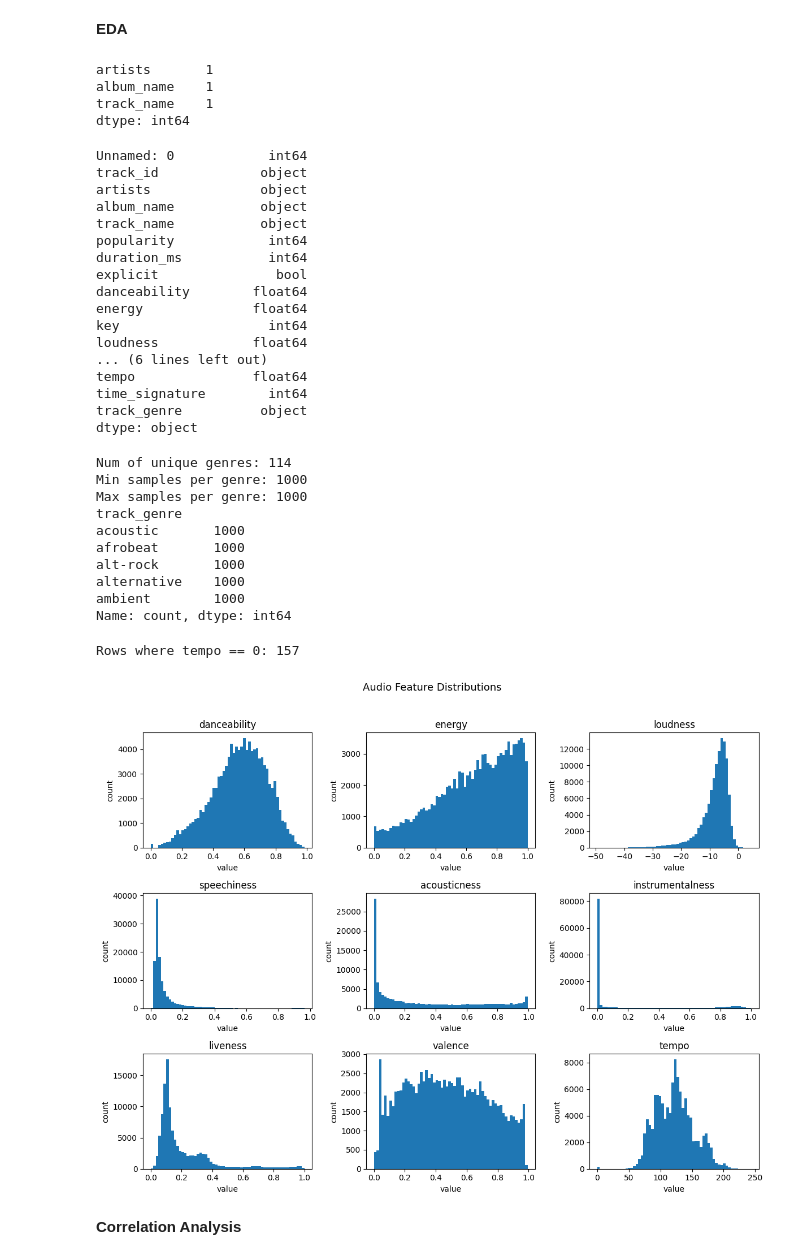
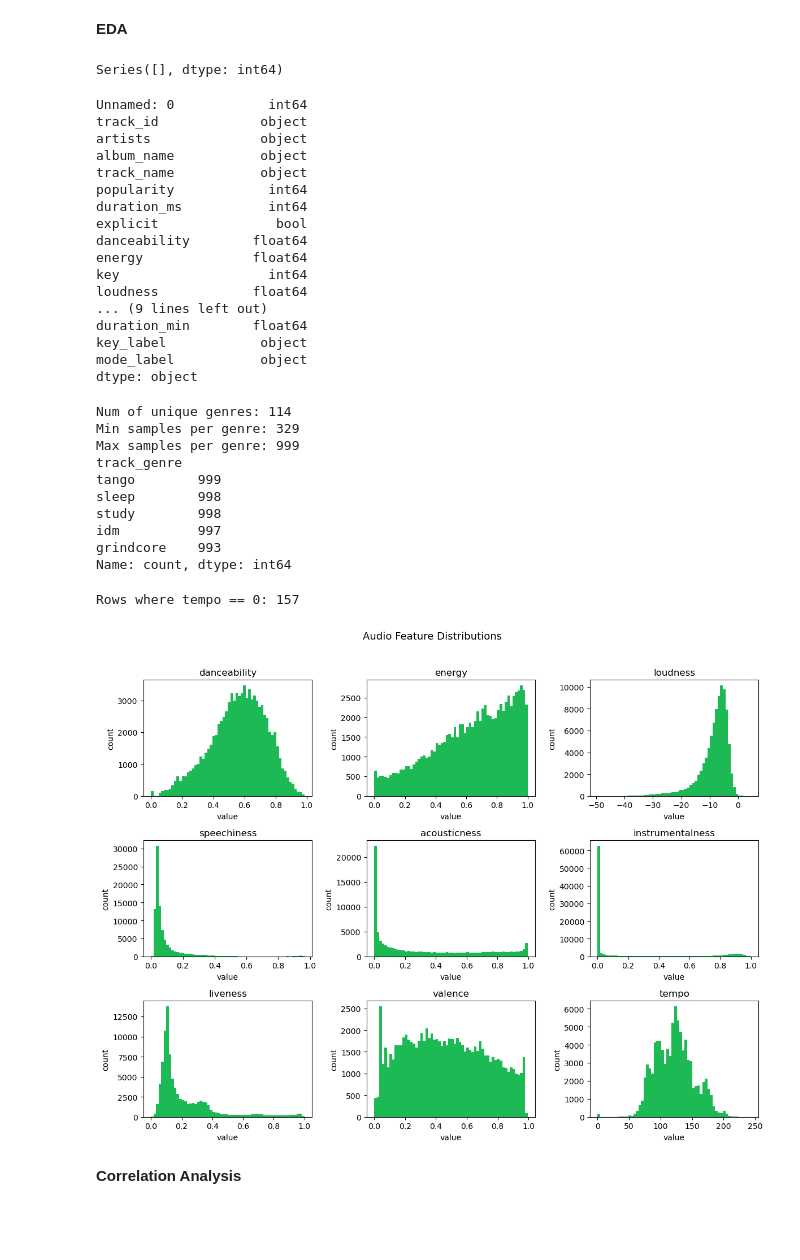
Before and after one commit to RobbenWijanathan/spotify-recommendation-system, a Jupyter notebook: notebook/model.ipynb, the cells around one changed output. Cells and saved outputs as stored; diff of their text form; code cells hidden in the pictures; blank space fills up the shorter version.

Commit message:
cleaned repo

```diff
--- a/notebook/model.ipynb
+++ b/notebook/model.ipynb
@@ -9,4 +9,5 @@ import matplotlib.pyplot as plt
 import seaborn as sns
 import numpy as np
 # %%
-df = pd.read_csv('dataset.csv')
+df = pd.read_csv("../data/spotify_tracks_clean.csv")
+df.head()
@@ -16,10 +25,7 @@ df = pd.read_csv('dataset.csv')
 null_counts = df.isnull().sum()
 print(null_counts[null_counts > 0])
 # %% [output]
-artists       1
-album_name    1
-track_name    1
-dtype: int64
+Series([], dtype: int64)
 # %%
 print(df.dtypes)
 # %% [output]
@@ -35,10 +41,10 @@ danceability        float64
 energy              float64
 key                   int64
 loudness            float64
-... (6 lines left out)
-tempo               float64
-time_signature        int64
-track_genre          object
+... (9 lines left out)
+duration_min        float64
+key_label            object
+mode_label           object
 dtype: object
 # %%
 genre_counts = df["track_genre"].value_counts()
@@ -48,14 +54,14 @@ print(f"Max samples per genre: {genre_counts.max()}")
 print(genre_counts.head(5))
 # %% [output]
 Num of unique genres: 114
-Min samples per genre: 1000
-Max samples per genre: 1000
+Min samples per genre: 329
+Max samples per genre: 999
 track_genre
-acoustic       1000
-afrobeat       1000
-alt-rock       1000
-alternative    1000
-ambient        1000
+tango        999
+sleep        998
+study        998
+idm          997
+grindcore    993
 Name: count, dtype: int64
 # %%
 print(f"Rows where tempo == 0: {(df['tempo'] == 0).sum()}")
@@ -64,23 +70,23 @@ Rows where tempo == 0: 157
 # %%
 audio_features = [
     "danceability", "energy", "loudness", "speechiness",
     "acousticness", "instrumentalness", "liveness", "valence", "tempo"
 ]
 
 fig, axes = plt.subplots(3, 3, figsize=(12, 9))
 axes = axes.flatten()
 
 for i, feature in enumerate(audio_features):
-    axes[i].hist(df[feature], bins=60, edgecolor="none")
+    axes[i].hist(df[feature], color="#1DB954", bins=60, edgecolor="none")
     axes[i].set_title(feature)
     axes[i].set_xlabel("value")
     axes[i].set_ylabel("count")
 
 plt.suptitle("Audio Feature Distributions", y=1.02, fontsize=13)
 plt.tight_layout()
 plt.show()
 # %% [output]
-[figure, old version]
+[figure, new version]
 # %% [markdown]
 **Correlation Analysis**
 # %%
```
Also changed, not shown: parts of 44 cells of this notebook, 24 other files.
